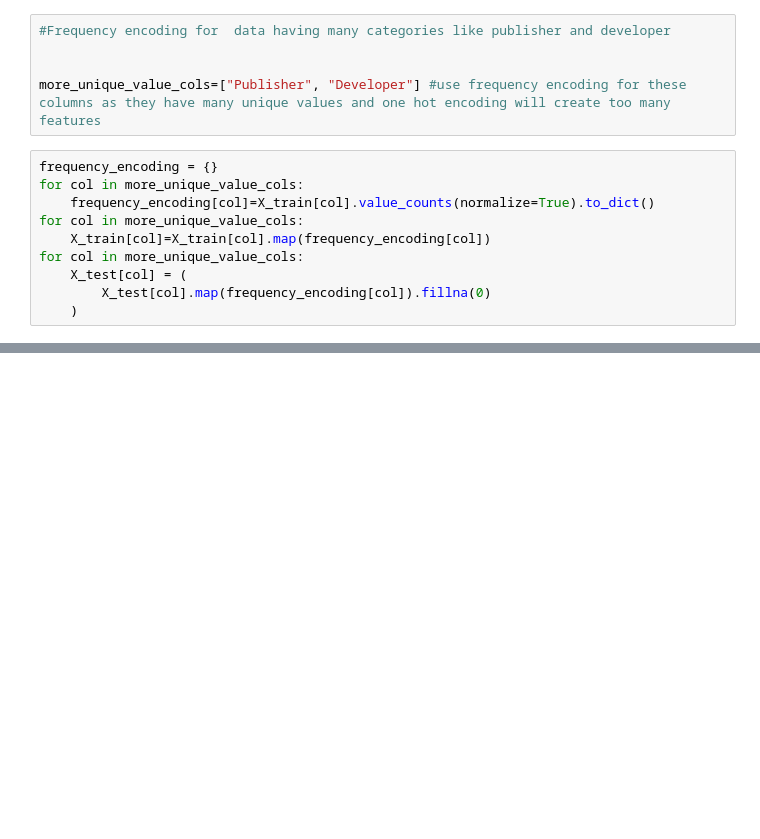
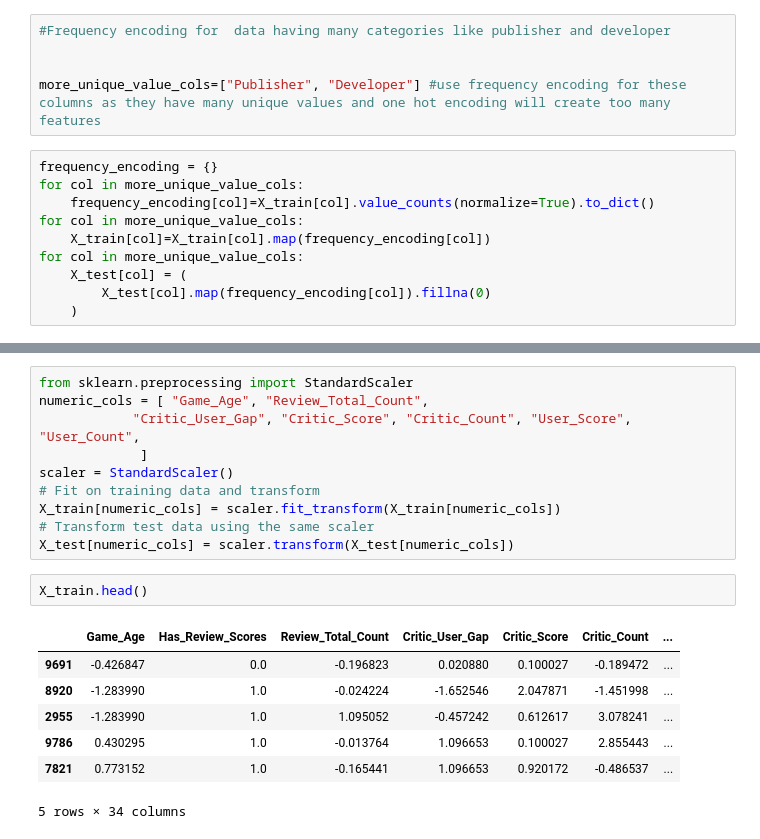
Before and after one commit to abinhyanmikha/Project-I, a Jupyter notebook: data1.ipynb, the cells around one changed output, grey strips where cells are left out. Saved outputs shown, nothing was run; the diff lists cells and outputs as text; blank space fills up the shorter version.

```diff
--- a/data1.ipynb
+++ b/data1.ipynb
@@ -717,0 +730,20 @@ Test shape: (3344, 35)
+# %%
+from sklearn.preprocessing import StandardScaler
+numeric_cols = [ "Game_Age", "Review_Total_Count",
+            "Critic_User_Gap", "Critic_Score", "Critic_Count", "User_Score", "User_Count",
+             ]
+scaler = StandardScaler()
+# Fit on training data and transform
+X_train[numeric_cols] = scaler.fit_transform(X_train[numeric_cols])
+# Transform test data using the same scaler
+X_test[numeric_cols] = scaler.transform(X_test[numeric_cols])
+# %%
+X_train.head()
+# %% [output]
+|  | Game_Age | Has_Review_Scores | Review_Total_Count | Critic_User_Gap | Critic_Score | Critic_Count | ... |
+| 9691 | -0.426847 | 0.0 | -0.196823 | 0.020880 | 0.100027 | -0.189472 | ... |
+| 8920 | -1.283990 | 1.0 | -0.024224 | -1.652546 | 2.047871 | -1.451998 | ... |
+| 2955 | -1.283990 | 1.0 | 1.095052 | -0.457242 | 0.612617 | 3.078241 | ... |
+| 9786 | 0.430295 | 1.0 | -0.013764 | 1.096653 | 0.100027 | 2.855443 | ... |
+| 7821 | 0.773152 | 1.0 | -0.165441 | 1.096653 | 0.920172 | -0.486537 | ... |
+5 rows × 34 columns
```
Also changed, not shown: parts of 7 cells of this notebook.
